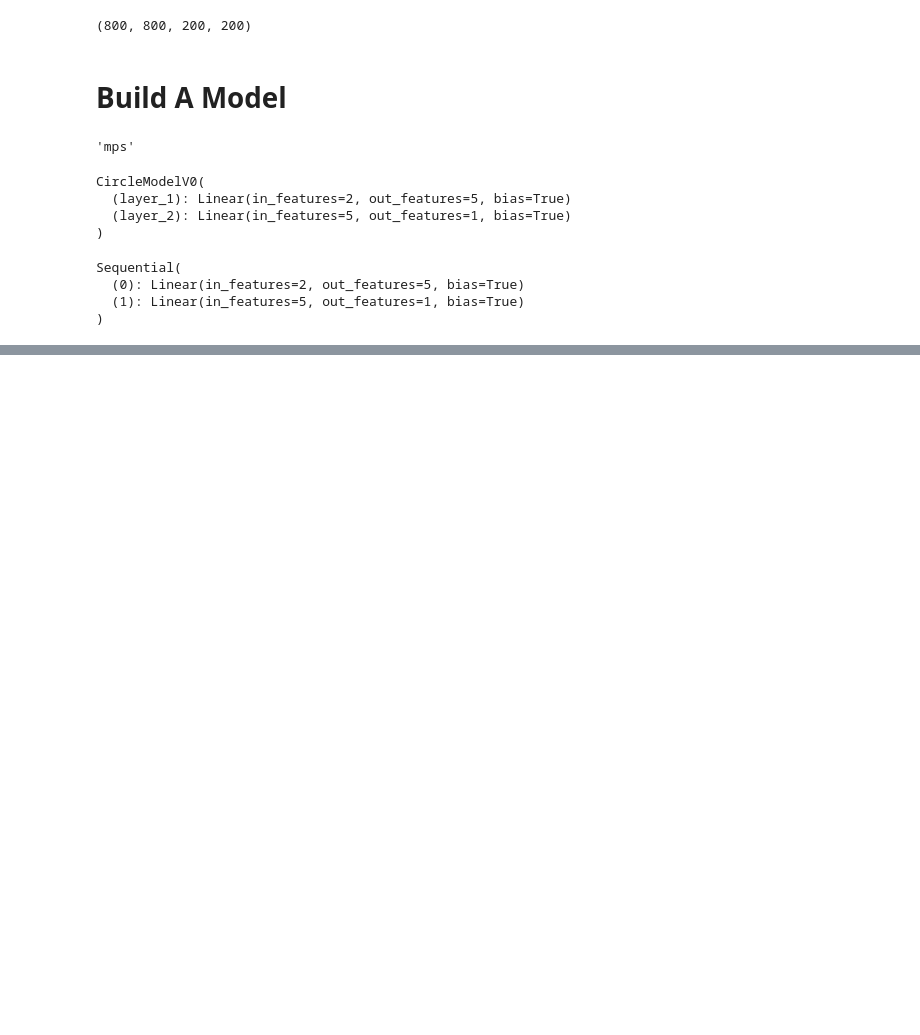
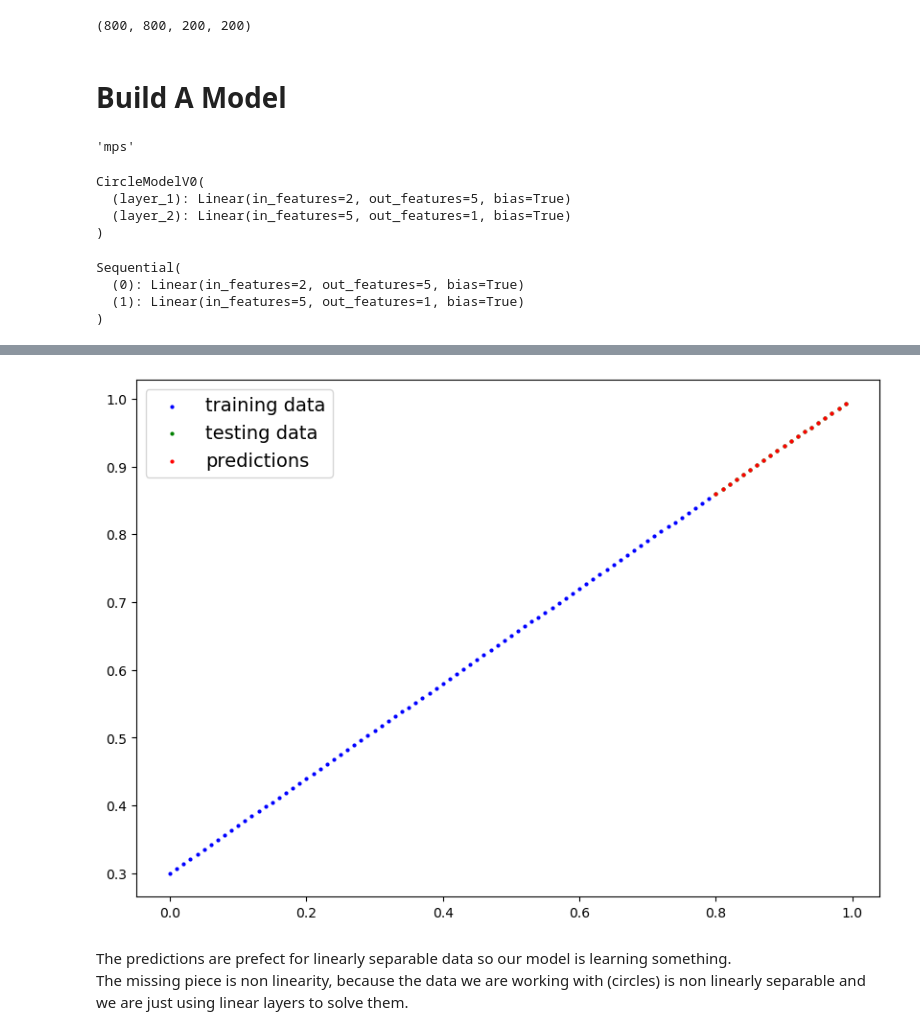
Before and after one commit to pratik-kadlak/Pytorch, a Jupyter notebook: 3. Neural Network Classification/neural_network_classification.ipynb, the cells around one changed output, grey strips where cells are left out. Cells and saved outputs as stored; diff of their text form; code cells hidden in the pictures; blank space fills up the shorter version.

```diff
--- a/3. Neural Network Classification/neural_network_classification.ipynb
+++ b/3. Neural Network Classification/neural_network_classification.ipynb
@@ -255,0 +308,3 @@ Test Loss: 0.6938855648040771    Test Acc: 54.0
+# %%
+model_2 = CircleModelV1().to(device)
+model_2
@@ -255,0 +432,8 @@ Test Loss: 0.6938855648040771    Test Acc: 54.0
+# %%
+# adjusting model_2 for the new data just changed the in_feature to 1
+
+model_3 = nn.Sequential(
+    nn.Linear(in_features=1, out_features=10),
+    nn.Linear(in_features=10, out_features=10),
+    nn.Linear(in_features=10, out_features=1)
+)
@@ -255,0 +487,19 @@ Test Loss: 0.6938855648040771    Test Acc: 54.0
+# %%
+# model_3 on test data
+
+model_3.eval()
+with torch.inference_mode():
+    test_preds = model_3(X_test_reg)
+
+X_train_reg = X_train_reg.cpu()
+y_train_reg = y_train_reg.cpu()
+X_test_reg = X_test_reg.cpu()
+y_test_reg = y_test_reg.cpu()
+test_preds = test_preds.cpu()
+
+# plotting prediciton
+plot_predictions(X_train_reg, y_train_reg, X_test_reg, y_test_reg, test_preds)
+# %% [output]
+[figure, added]
+# %% [markdown]
+The predictions are prefect for linearly separable data so our model is learning something. <br> The missing piece is non linearity, because the data we are working with (circles) is non linearly separable and we are just using linear layers to solve them.
```
Also changed, not shown: parts of 53 cells of this notebook, 1 other file.
